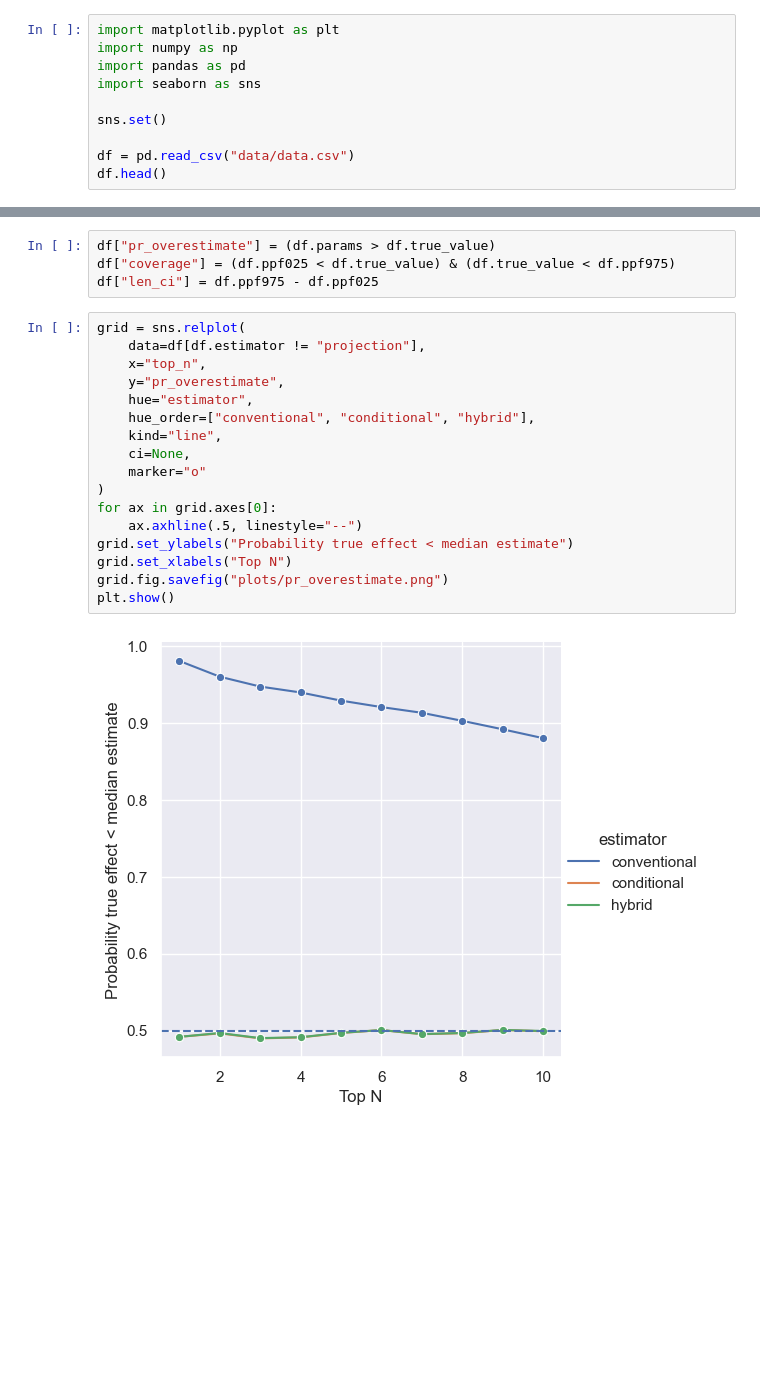
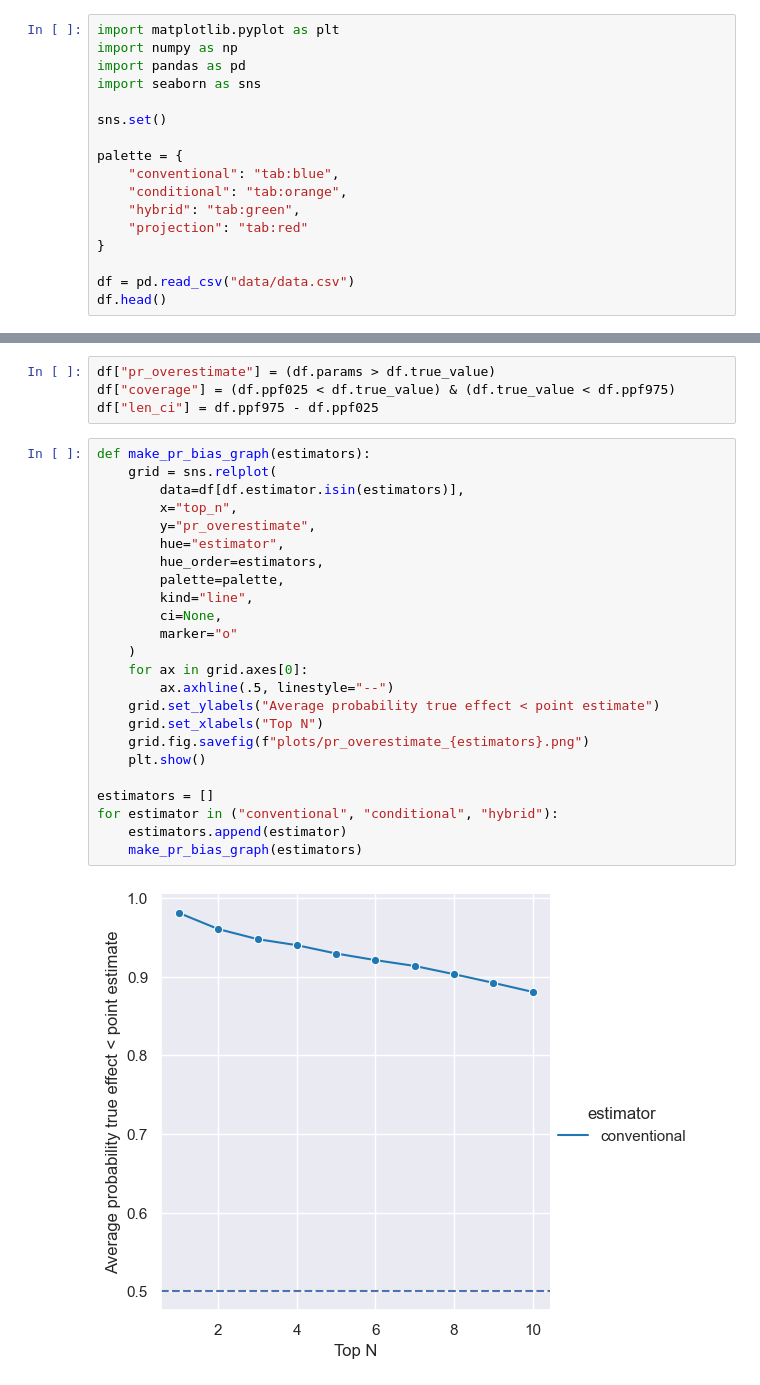
Before and after one commit to arfon/conditional-inference-joss, a Jupyter notebook: simulations/losers-presentation/analysis.ipynb, the cells around one changed output, grey strips where cells are left out. Drawn from its saved outputs; the diff is of its cells as text; blank space fills up the shorter version.

```diff
--- a/simulations/losers-presentation/analysis.ipynb
+++ b/simulations/losers-presentation/analysis.ipynb
@@ -6,6 +6,13 @@ import seaborn as sns
 
 sns.set()
 
+palette = {
+    "conventional": "tab:blue",
+    "conditional": "tab:orange",
+    "hybrid": "tab:green",
+    "projection": "tab:red"
+}
+
 df = pd.read_csv("data/data.csv")
 df.head()
 # %% [output]
@@ -20,21 +27,28 @@ df["pr_overestimate"] = (df.params > df.true_value)
 df["coverage"] = (df.ppf025 < df.true_value) & (df.true_value < df.ppf975)
 df["len_ci"] = df.ppf975 - df.ppf025
 # %%
-grid = sns.relplot(
-    data=df[df.estimator != "projection"],
-    x="top_n",
-    y="pr_overestimate",
-    hue="estimator",
-    hue_order=["conventional", "conditional", "hybrid"],
-    kind="line",
-    ci=None,
-    marker="o"
-)
-for ax in grid.axes[0]:
-    ax.axhline(.5, linestyle="--")
-grid.set_ylabels("Probability true effect < median estimate")
-grid.set_xlabels("Top N")
-grid.fig.savefig("plots/pr_overestimate.png")
-plt.show()
+def make_pr_bias_graph(estimators):
+    grid = sns.relplot(
+        data=df[df.estimator.isin(estimators)],
+        x="top_n",
+        y="pr_overestimate",
+        hue="estimator",
+        hue_order=estimators,
+        palette=palette,
+        kind="line",
+        ci=None,
+        marker="o"
+    )
+    for ax in grid.axes[0]:
+        ax.axhline(.5, linestyle="--")
+    grid.set_ylabels("Average probability true effect < point estimate")
+    grid.set_xlabels("Top N")
+    grid.fig.savefig(f"plots/pr_overestimate_{estimators}.png")
+    plt.show()
+
+estimators = []
+for estimator in ("conventional", "conditional", "hybrid"):
+    estimators.append(estimator)
+    make_pr_bias_graph(estimators)
 # %% [output]
-[figure, old version]
+[figure, new version]
```
Also changed, not shown: parts of 5 cells of this notebook, 4 other files.
